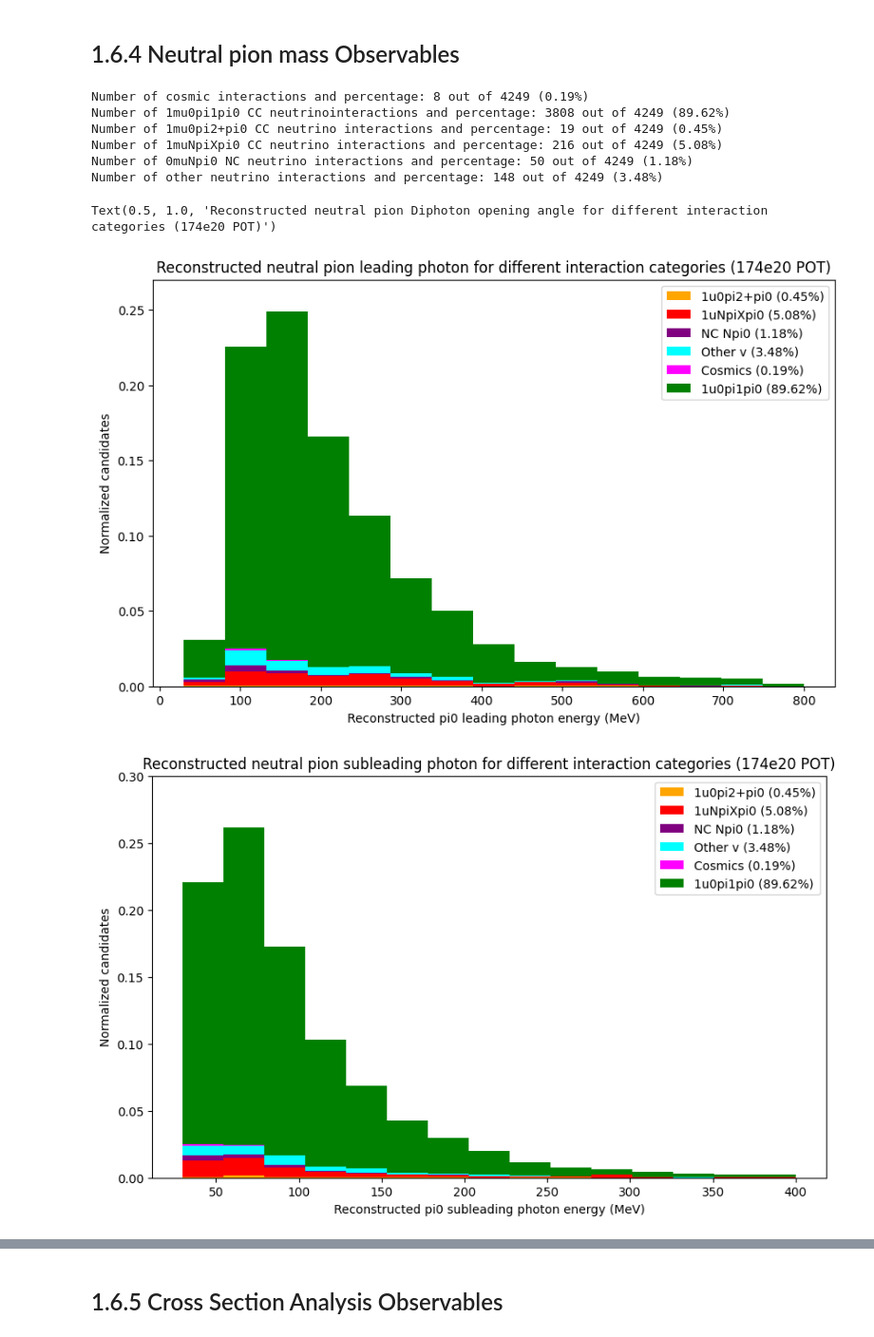
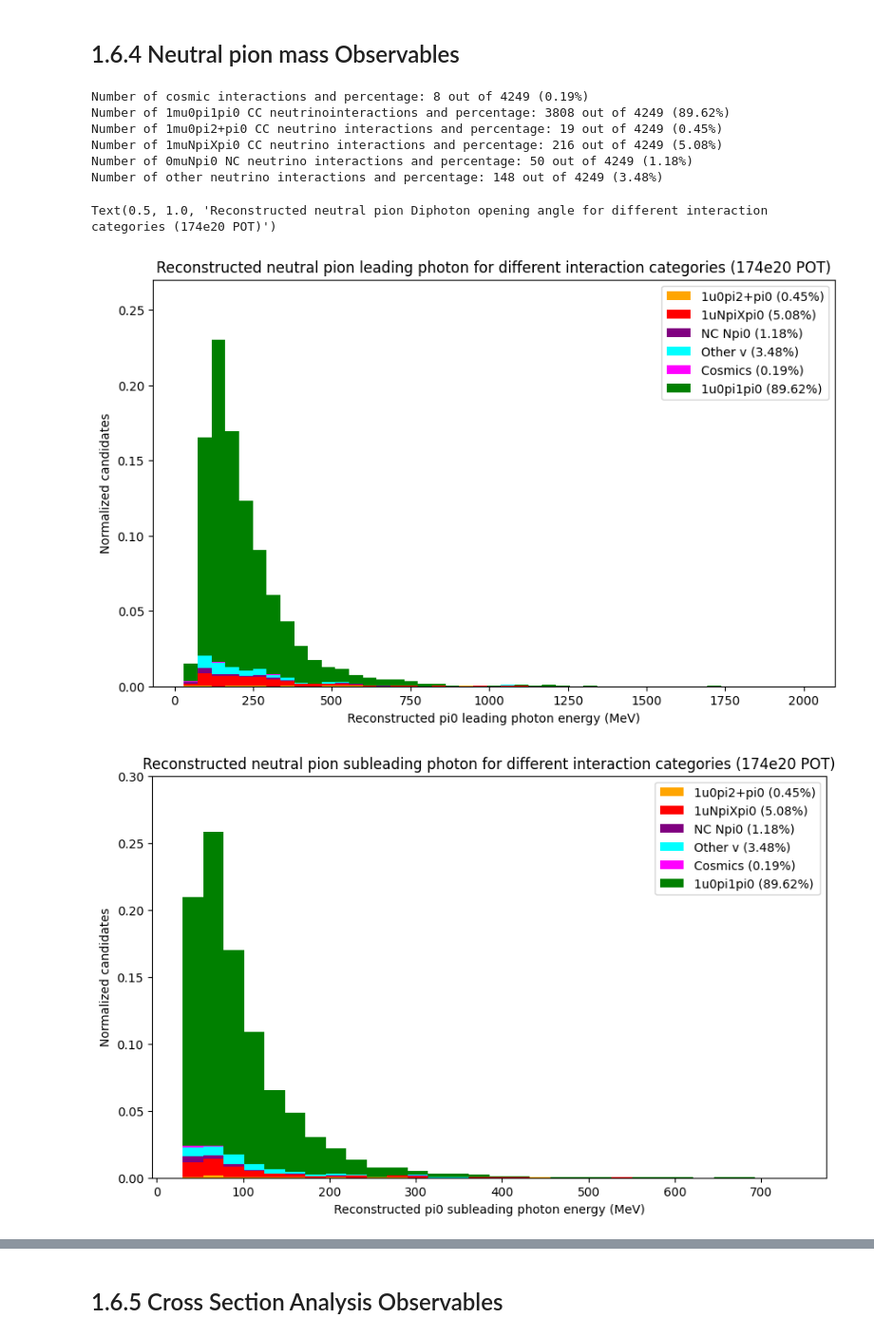
Before and after one commit to jordongalaxy-max/FYP_PYTHON_REAL, a Jupyter notebook: Python/BNB_Paper_Recreation_Normalised_stacked.ipynb, the cells around one changed output, grey strips where cells are left out. Shown at 95% size. Drawn from its saved outputs; the diff is of its cells as text; code cells hidden in the pictures.

```diff
--- a/Python/BNB_Paper_Recreation_Normalised_stacked.ipynb
+++ b/Python/BNB_Paper_Recreation_Normalised_stacked.ipynb
@@ -1264,7 +1264,7 @@ print(f"Number of other neutrino interactions and percentage: {len(neutrino_othe
 reco_leading_shower_ke = [neutrino_1mu0pi2pluspi0_category["reco_pi0_leading_shower_ke"], neutrino_1muNpiXpi0_category["reco_pi0_leading_shower_ke"], neutrino_0muNpi0_category["reco_pi0_leading_shower_ke"], neutrino_othernu_category["reco_pi0_leading_shower_ke"], cosmics_category["reco_pi0_leading_shower_ke"], neutrino_1mu0pi1pi0_category["reco_pi0_leading_shower_ke"]]
 reco_leading_shower_ke_labels = [f"1u0pi2+pi0 ({len(neutrino_1mu0pi2pluspi0_category)/len(combinedcategory)*100:.2f}%)", f"1uNpiXpi0 ({len(neutrino_1muNpiXpi0_category)/len(combinedcategory)*100:.2f}%)", f"NC Npi0 ({len(neutrino_0muNpi0_category)/len(combinedcategory)*100:.2f}%)", f"Other v ({len(neutrino_othernu_category)/len(combinedcategory)*100:.2f}%)", f"Cosmics ({len(cosmics_category)/len(combinedcategory)*100:.2f}%)", f"1u0pi1pi0 ({len(neutrino_1mu0pi1pi0_category)/len(combinedcategory)*100:.2f}%)"]
 plt.figure(figsize=(10,6))
-plt.hist(reco_leading_shower_ke, bins=15, range=(30, 800), alpha=1, weights=[np.ones_like(neutrino_1mu0pi2pluspi0_category["reco_pi0_leading_shower_ke"]) / len(combinedcategory), np.ones_like(neutrino_1muNpiXpi0_category["reco_pi0_leading_shower_ke"]) / len(combinedcategory), np.ones_like(neutrino_0muNpi0_category["reco_pi0_leading_shower_ke"]) / len(combinedcategory), np.ones_like(neutrino_othernu_category["reco_pi0_leading_shower_ke"]) / len(combinedcategory), np.ones_like(cosmics_category["reco_pi0_leading_shower_ke"]) / len(combinedcategory), np.ones_like(neutrino_1mu0pi1pi0_category["reco_pi0_leading_shower_ke"]) / len(combinedcategory)], label=reco_leading_shower_ke_labels,
+plt.hist(reco_leading_shower_ke, bins=45, range=(30, 2000), alpha=1, weights=[np.ones_like(neutrino_1mu0pi2pluspi0_category["reco_pi0_leading_shower_ke"]) / len(combinedcategory), np.ones_like(neutrino_1muNpiXpi0_category["reco_pi0_leading_shower_ke"]) / len(combinedcategory), np.ones_like(neutrino_0muNpi0_category["reco_pi0_leading_shower_ke"]) / len(combinedcategory), np.ones_like(neutrino_othernu_category["reco_pi0_leading_shower_ke"]) / len(combinedcategory), np.ones_like(cosmics_category["reco_pi0_leading_shower_ke"]) / len(combinedcategory), np.ones_like(neutrino_1mu0pi1pi0_category["reco_pi0_leading_shower_ke"]) / len(combinedcategory)], label=reco_leading_shower_ke_labels,
          stacked=True,color=["orange", "red", "purple", "cyan", "magenta", "green"])
 plt.legend()
 plt.ylim(0,0.27)
@@ -1275,34 +1275,34 @@ plt.title(f"Reconstructed neutral pion leading photon for different interaction
 #Plotting the normalized and stacked subleading shower ke for each category into one histogram
 reco_subleading_shower_ke = [neutrino_1mu0pi2pluspi0_category["reco_pi0_subleading_shower_ke"], neutrino_1muNpiXpi0_category["reco_pi0_subleading_shower_ke"], neutrino_0muNpi0_category["reco_pi0_subleading_shower_ke"], neutrino_othernu_category["reco_pi0_subleading_shower_ke"], cosmics_category["reco_pi0_subleading_shower_ke"], neutrino_1mu0pi1pi0_category["reco_pi0_subleading_shower_ke"]]
 reco_subleading_shower_ke_labels = [f"1u0pi2+pi0 ({len(neutrino_1mu0pi2pluspi0_category)/len(combinedcategory)*100:.2f}%)", f"1uNpiXpi0 ({len(neutrino_1muNpiXpi0_category)/len(combinedcategory)*100:.2f}%)", f"NC Npi0 ({len(neutrino_0muNpi0_category)/len(combinedcategory)*100:.2f}%)", f"Other v ({len(neutrino_othernu_category)/len(combinedcategory)*100:.2f}%)", f"Cosmics ({len(cosmics_category)/len(combinedcategory)*100:.2f}%)", f"1u0pi1pi0 ({len(neutrino_1mu0pi1pi0_category)/len(combinedcategory)*100:.2f}%)"]
 plt.figure(figsize=(10,6))
-plt.hist(reco_subleading_shower_ke, bins=15, range=(30, 400), alpha=1, weights=[np.ones_like(neutrino_1mu0pi2pluspi0_category["reco_pi0_subleading_shower_ke"]) / len(combinedcategory), np.ones_like(neutrino_1muNpiXpi0_category["reco_pi0_subleading_shower_ke"]) / len(combinedcategory), np.ones_like(neutrino_0muNpi0_category["reco_pi0_subleading_shower_ke"]) / len(combinedcategory), np.ones_like(neutrino_othernu_category["reco_pi0_subleading_shower_ke"]) / len(combinedcategory), np.ones_like(cosmics_category["reco_pi0_subleading_shower_ke"]) / len(combinedcategory), np.ones_like(neutrino_1mu0pi1pi0_category["reco_pi0_subleading_shower_ke"]) / len(combinedcategory)], label=reco_subleading_shower_ke_labels,
+plt.hist(reco_subleading_shower_ke, bins=30, range=(30, 740), alpha=1, weights=[np.ones_like(neutrino_1mu0pi2pluspi0_category["reco_pi0_subleading_shower_ke"]) / len(combinedcategory), np.ones_like(neutrino_1muNpiXpi0_category["reco_pi0_subleading_shower_ke"]) / len(combinedcategory), np.ones_like(neutrino_0muNpi0_category["reco_pi0_subleading_shower_ke"]) / len(combinedcategory), np.ones_like(neutrino_othernu_category["reco_pi0_subleading_shower_ke"]) / len(combinedcategory), np.ones_like(cosmics_category["reco_pi0_subleading_shower_ke"]) / len(combinedcategory), np.ones_like(neutrino_1mu0pi1pi0_category["reco_pi0_subleading_shower_ke"]) / len(combinedcategory)], label=reco_subleading_shower_ke_labels,
          stacked=True,color=["orange", "red", "purple", "cyan", "magenta", "green"])
 plt.legend()
 plt.ylim(0,0.3)
 plt.xlabel("Reconstructed pi0 subleading photon energy (MeV)")
 plt.ylabel("Normalized candidates")
 plt.title(f"Reconstructed neutral pion subleading photon for different interaction categories (174e20 POT)")
 
 
 #Plotting the normalized and stacked Diphoton opening angle for each category into one histogram
 reco_diphoton_opening_angle = [neutrino_1mu0pi2pluspi0_category["reco_pi0_showers_costheta"], neutrino_1muNpiXpi0_category["reco_pi0_showers_costheta"], neutrino_0muNpi0_category["reco_pi0_showers_costheta"], neutrino_othernu_category["reco_pi0_showers_costheta"], cosmics_category["reco_pi0_showers_costheta"], neutrino_1mu0pi1pi0_category["reco_pi0_showers_costheta"]]
 reco_diphoton_opening_angle_labels = [f"1u0pi2+pi0 ({len(neutrino_1mu0pi2pluspi0_category)/len(combinedcategory)*100:.2f}%)", f"1uNpiXpi0 ({len(neutrino_1muNpiXpi0_category)/len(combinedcategory)*100:.2f}%)", f"NC Npi0 ({len(neutrino_0muNpi0_category)/len(combinedcategory)*100:.2f}%)", f"Other v ({len(neutrino_othernu_category)/len(combinedcategory)*100:.2f}%)", f"Cosmics ({len(cosmics_category)/len(combinedcategory)*100:.2f}%)", f"1u0pi1pi0 ({len(neutrino_1mu0pi1pi0_category)/len(combinedcategory)*100:.2f}%)"]
 plt.figure(figsize=(10,6))
 plt.hist(reco_diphoton_opening_angle, bins=10, range=(-1, 1), alpha=1, weights=[np.ones_like(neutrino_1mu0pi2pluspi0_category["reco_pi0_showers_costheta"]) / len(combinedcategory), np.ones_like(neutrino_1muNpiXpi0_category["reco_pi0_showers_costheta"]) / len(combinedcategory), np.ones_like(neutrino_0muNpi0_category["reco_pi0_showers_costheta"]) / len(combinedcategory), np.ones_like(neutrino_othernu_category["reco_pi0_showers_costheta"]) / len(combinedcategory), np.ones_like(cosmics_category["reco_pi0_showers_costheta"]) / len(combinedcategory), np.ones_like(neutrino_1mu0pi1pi0_category["reco_pi0_showers_costheta"]) / len(combinedcategory)], label=reco_diphoton_opening_angle_labels,
          stacked=True,color=["orange", "red", "purple", "cyan", "magenta", "green"])
 plt.legend()
-plt.ylim(0,0.225)
+plt.ylim(0,0.25)
 plt.xlabel("Reconstructed pi0 photons cos(theta)")
 plt.ylabel("Normalized candidates")
 plt.title(f"Reconstructed neutral pion Diphoton opening angle for different interaction categories (174e20 POT)")
 # %% [output]
 Number of cosmic interactions and percentage: 8 out of 4249 (0.19%)
 Number of 1mu0pi1pi0 CC neutrinointeractions and percentage: 3808 out of 4249 (89.62%)
 Number of 1mu0pi2+pi0 CC neutrino interactions and percentage: 19 out of 4249 (0.45%)
 Number of 1muNpiXpi0 CC neutrino interactions and percentage: 216 out of 4249 (5.08%)
 Number of 0muNpi0 NC neutrino interactions and percentage: 50 out of 4249 (1.18%)
 Number of other neutrino interactions and percentage: 148 out of 4249 (3.48%)
 Text(0.5, 1.0, 'Reconstructed neutral pion Diphoton opening angle for different interaction categories (174e20 POT)')
-[figure, old version]
+[figure, new version]
-[figure, old version]
+[figure, new version]
```
Also changed, not shown: parts of 5 cells of this notebook, 7 other files.
